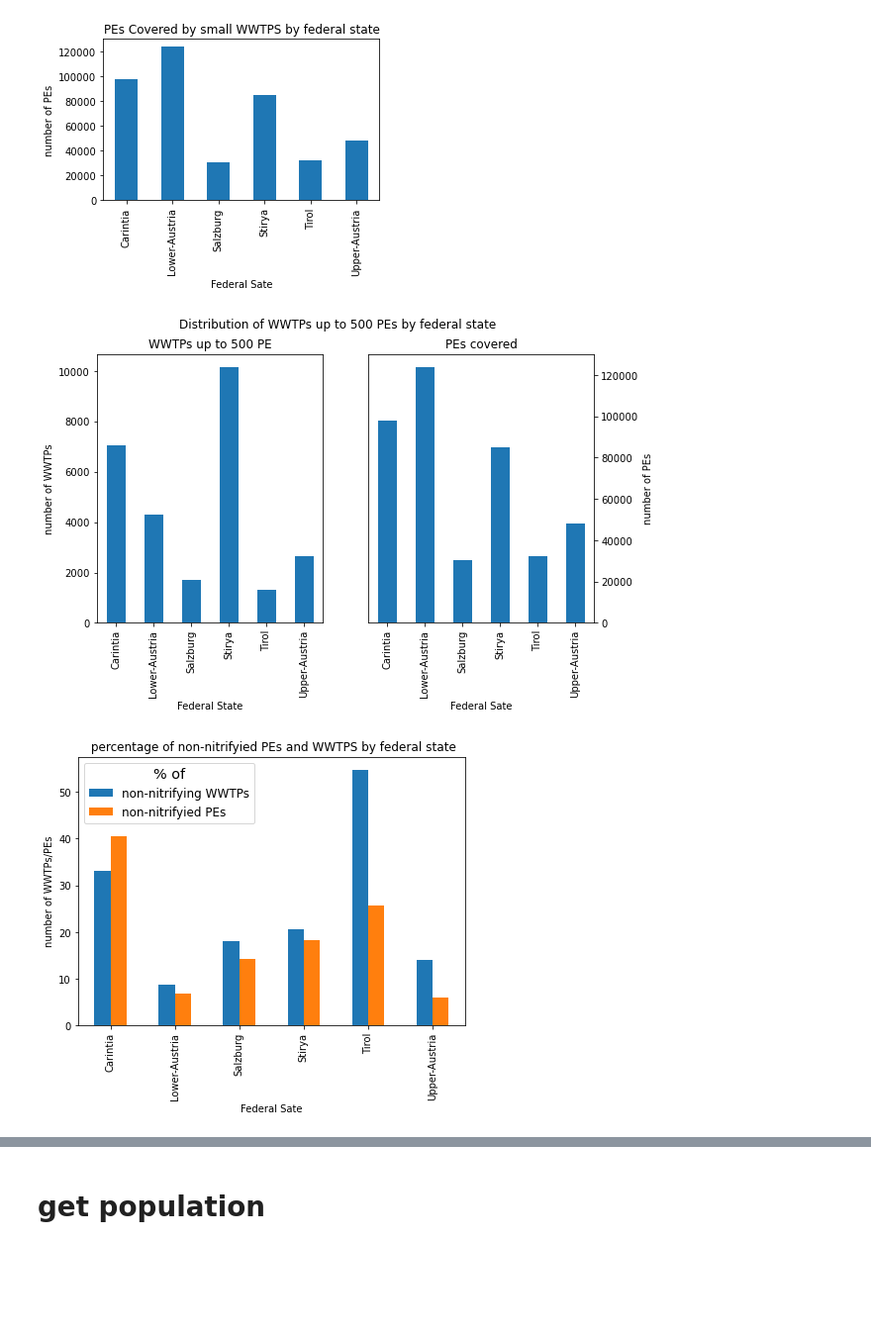
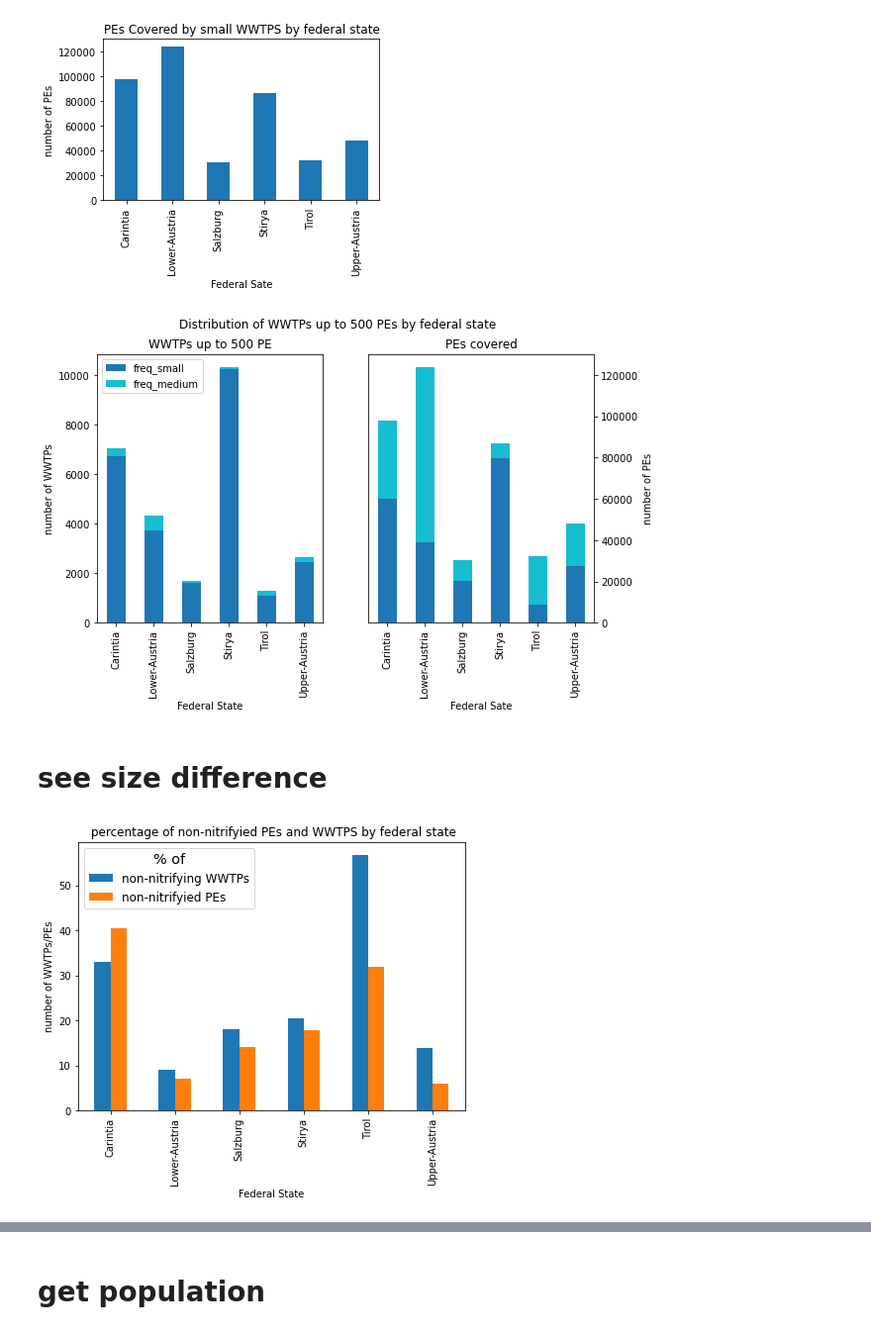
Before and after one commit to anakarpow/Locating-small-wastewater-systems-in-Austria, a Jupyter notebook: unify_graphs.ipynb, the cells around one changed output, grey strips where cells are left out. Shown: that part at 99% size. Saved outputs shown, nothing was run; the diff lists cells and outputs as text; code cells hidden in the pictures; blank space fills up the shorter version.

```diff
--- a/unify_graphs.ipynb
+++ b/unify_graphs.ipynb
@@ -143,9 +134,14 @@ data
 # %%
 #PE workflow
-data_BL=data.groupby('BL').sum().reset_index()[['BL','PE_nonitri','sum_PE','no_nitri','freq']]
-data_BL['%BL_PE_nonitri']=data_BL.PE_nonitri/data_BL.sum_PE*100
+data_BL=data.groupby('BL').sum().reset_index()#[['BL','PE_nonitri_tot','sum_PE_tot','no_nitri_tot','freq_tot']]
+data_BL['%BL_PE_nonitri']=data_BL.PE_nonitri_tot/data_BL.sum_PE_tot*100
+data_BL['%BL_PE_nonitri_small']=data_BL.PE_nonitri_small/data_BL.sum_PE_tot*100
+data_BL['%BL_PE_nonitri_medium']=data_BL.PE_nonitri_medium/data_BL.sum_PE_tot*100
+
 #number of infra workflow
-data_BL['%BL_nonitri']=data_BL.no_nitri/data_BL.freq*100
+data_BL['%BL_nonitri']=data_BL.no_nitri_tot/data_BL.freq_tot*100
+data_BL['%BL_nonitri_small']=data_BL.no_nitri_small/data_BL.freq_tot*100
+data_BL['%BL_nonitri_medium']=data_BL.no_nitri_medium/data_BL.freq_tot*100
 # %%
 data_BL
 # %% [output]
@@ -183,33 +184,39 @@ plt.savefig('graphs/PE_sum_BL.png', bbox_inches='tight')
 [figure]
 # %%
 fig, ax= plt.subplots(1,2, figsize=(9,5))
-data_BL.plot.bar(x='BL',y='sum_PE', ax=ax[1])
+data_BL.plot(kind='bar', y=['sum_PE_small','sum_PE_medium'],x='BL',
+                    stacked=True,
+                    colormap='tab10',ax=ax[1])
 ax[1].set_ylabel('number of PEs')
 ax[1].set_xlabel('Federal Sate')
 ax[1].set_title('PEs '+ 'covered')
 ax[1].get_legend().remove()
 fig.suptitle('Distribution of WWTPs up to 500 PEs by federal state')
-data_BL.plot.bar(x='BL',y=['freq'], ax=ax[0])
+data_BL.plot(kind='bar', y=['freq_small','freq_medium'],x='BL',
+                    stacked=True,
+                    colormap='tab10',ax=ax[0])
 ax[0].set_ylabel('number of WWTPs')
 ax[0].set_xlabel('Federal State')
 ax[0].set_title('WWTPs'+' up to 500'+' PE')
 ax[1].yaxis.set_label_position("right")
 ax[1].yaxis.tick_right()
-ax[0].get_legend().remove()
+#ax[0].get_legend().remove()
 plt.savefig('graphs/freq_BL+sum_PE.png', bbox_inches='tight')
 # %% [output]
-[figure, old version]
+[figure, new version]
+# %% [markdown]
+# see size difference
 # %%
 #% of non nitrifying infra and not nitirifie PE
 fig, ax= plt.subplots(1, figsize=(7,5))
 data_BL.plot.bar(x='BL', y=['%BL_nonitri','%BL_PE_nonitri'],ax=ax)
 plt.ylabel('number of WWTPs/PEs')
-plt.xlabel('Federal Sate')
+plt.xlabel('Federal State')
 ax.set_title(' Percentage of Non-nitrifyied'.capitalize() +' PEs and WWTPS by federal state')
 ax.legend(['non-nitrifying WWTPs','non-nitrifyied PEs'], title='% of', title_fontsize='x-large', fontsize='large')
 plt.savefig('graphs/%nonitri+%PE_nonitri_BL.png', bbox_inches='tight')
 # %% [output]
-[figure, old version]
+[figure, new version]
 # %%
 #% of non nitrifying infra and not nitirifie PE
 fig, ax= plt.subplots(1, figsize=(7,5))
```
Also changed, not shown: parts of 20 cells of this notebook, 12 other files.
